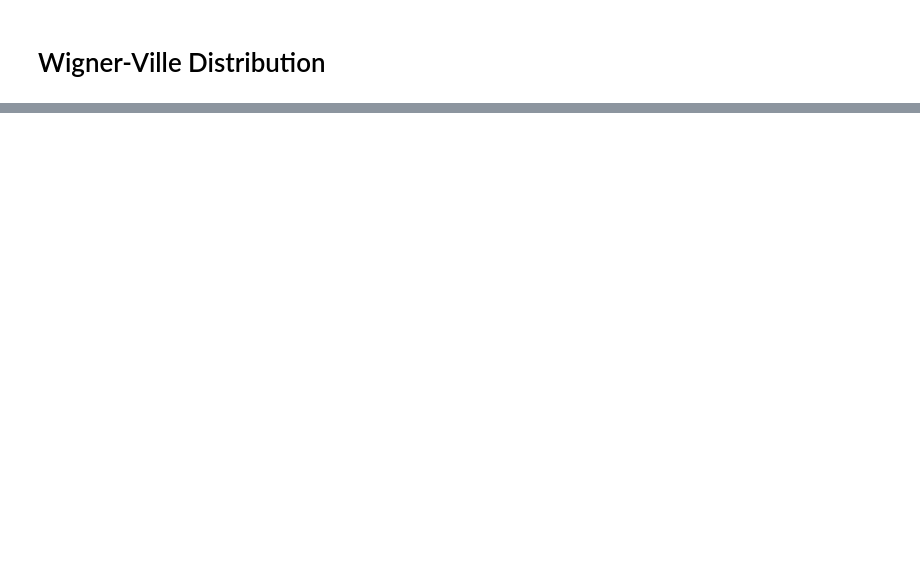
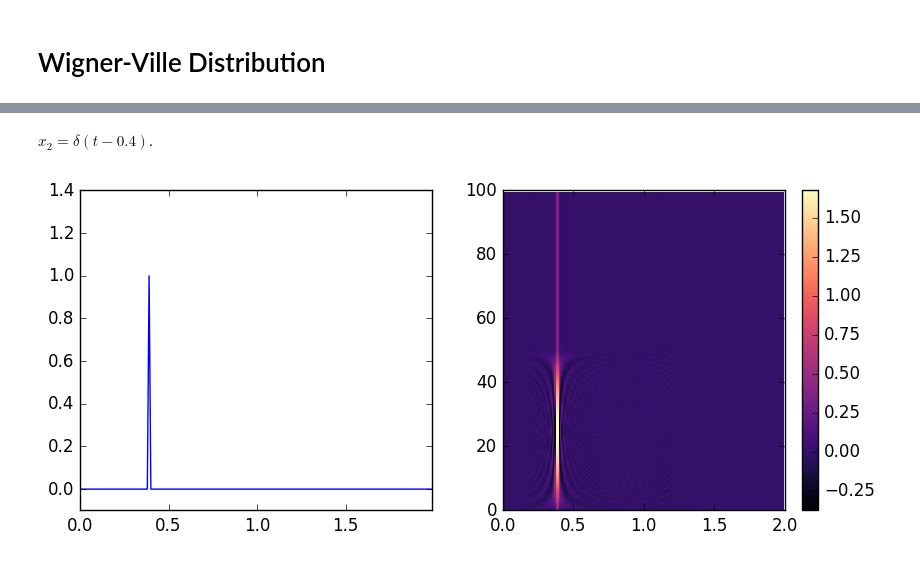
Before and after one commit to zzar43/MATH_600, a Jupyter notebook: WVD.ipynb, the cells around one changed output, grey strips where cells are left out. Drawn from its saved outputs; the diff is of its cells as text; code cells hidden in the pictures; blank space fills up the shorter version.

```diff
--- a/WVD.ipynb
+++ b/WVD.ipynb
@@ -346,0 +90,8 @@ Maybe the signal was caused some interferences and oscillations with some bounda
+# %% [markdown]
+$x_2 = \delta(t-0.4)$.
+# %%
+x = zeros(N); x[40] = 1;
+W = WVD_da(x);
+plot_signal_tfr(t, fre, x, W);
+# %% [output]
+[figure, added]
```
Also changed, not shown: parts of 51 cells of this notebook, 1 other file.
